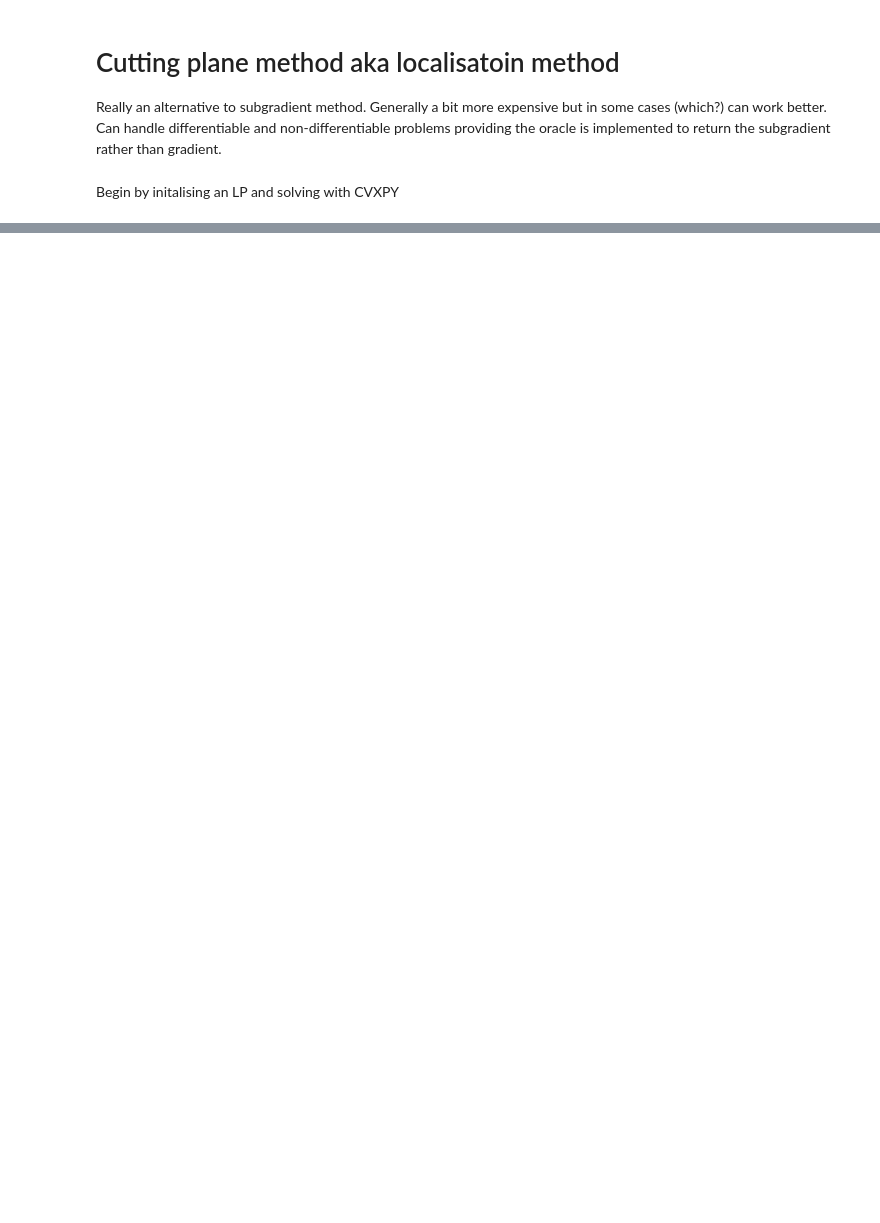
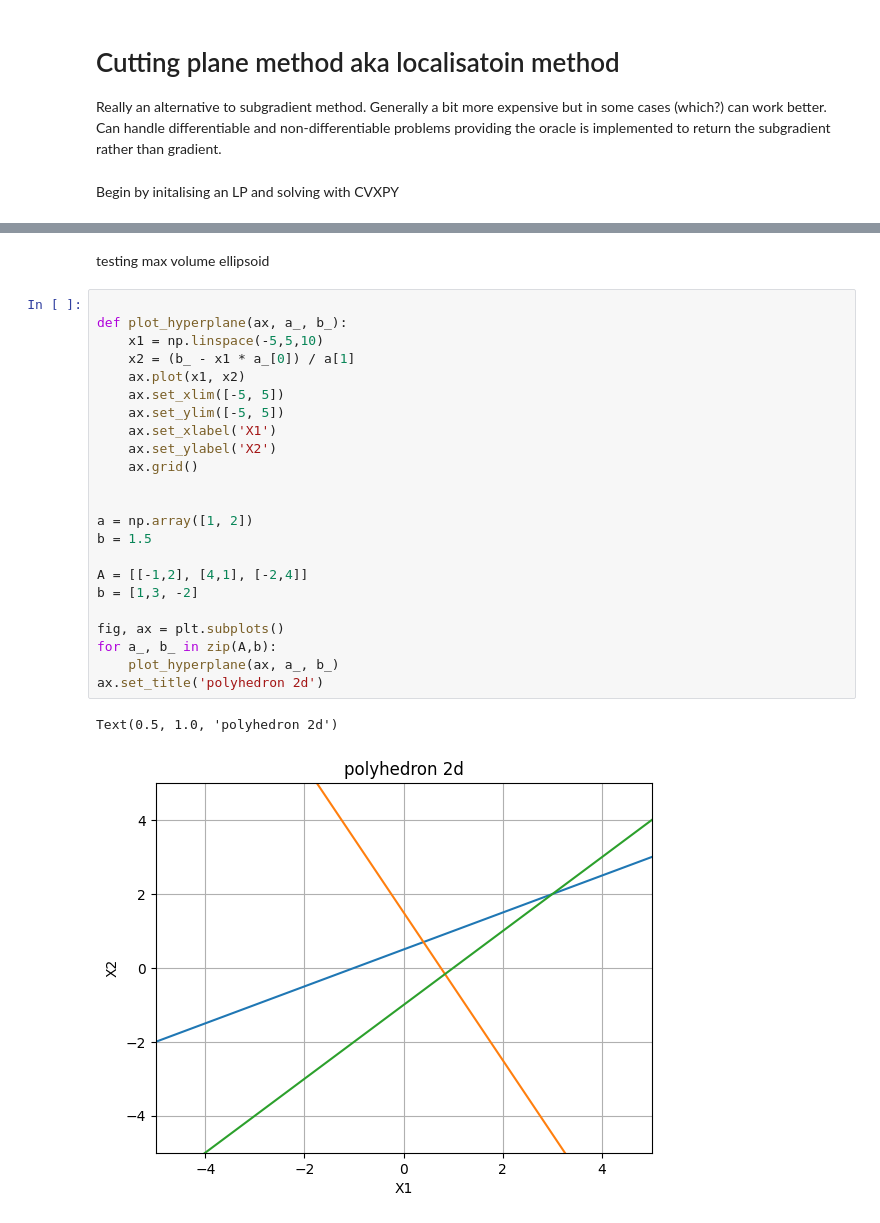
Before and after one commit to FergusCurrie/optimisation, a Jupyter notebook: notebooks/cutting-plane-method.ipynb, the cells around one changed output, grey strips where cells are left out. Cells and saved outputs as stored; diff of their text form; blank space fills up the shorter version.

```diff
--- a/notebooks/cutting-plane-method.ipynb
+++ b/notebooks/cutting-plane-method.ipynb
@@ -84,0 +104,28 @@ def maximum_volume_ellipsoid(polyhedron):
+# %% [markdown]
+testing max volume ellipsoid
+# %%
+
+def plot_hyperplane(ax, a_, b_):
+    x1 = np.linspace(-5,5,10)
+    x2 = (b_ - x1 * a_[0]) / a[1]
+    ax.plot(x1, x2)
+    ax.set_xlim([-5, 5])
+    ax.set_ylim([-5, 5])
+    ax.set_xlabel('X1')
+    ax.set_ylabel('X2')
+    ax.grid()
+
+
+a = np.array([1, 2])
+b = 1.5
+
+A = [[-1,2], [4,1], [-2,4]]
+b = [1,3, -2]
+
+fig, ax = plt.subplots()
+for a_, b_ in zip(A,b):
+    plot_hyperplane(ax, a_, b_)
+ax.set_title('polyhedron 2d')
+# %% [output]
+Text(0.5, 1.0, 'polyhedron 2d')
+[figure, added]
```
Also changed, not shown: parts of 12 cells of this notebook.
